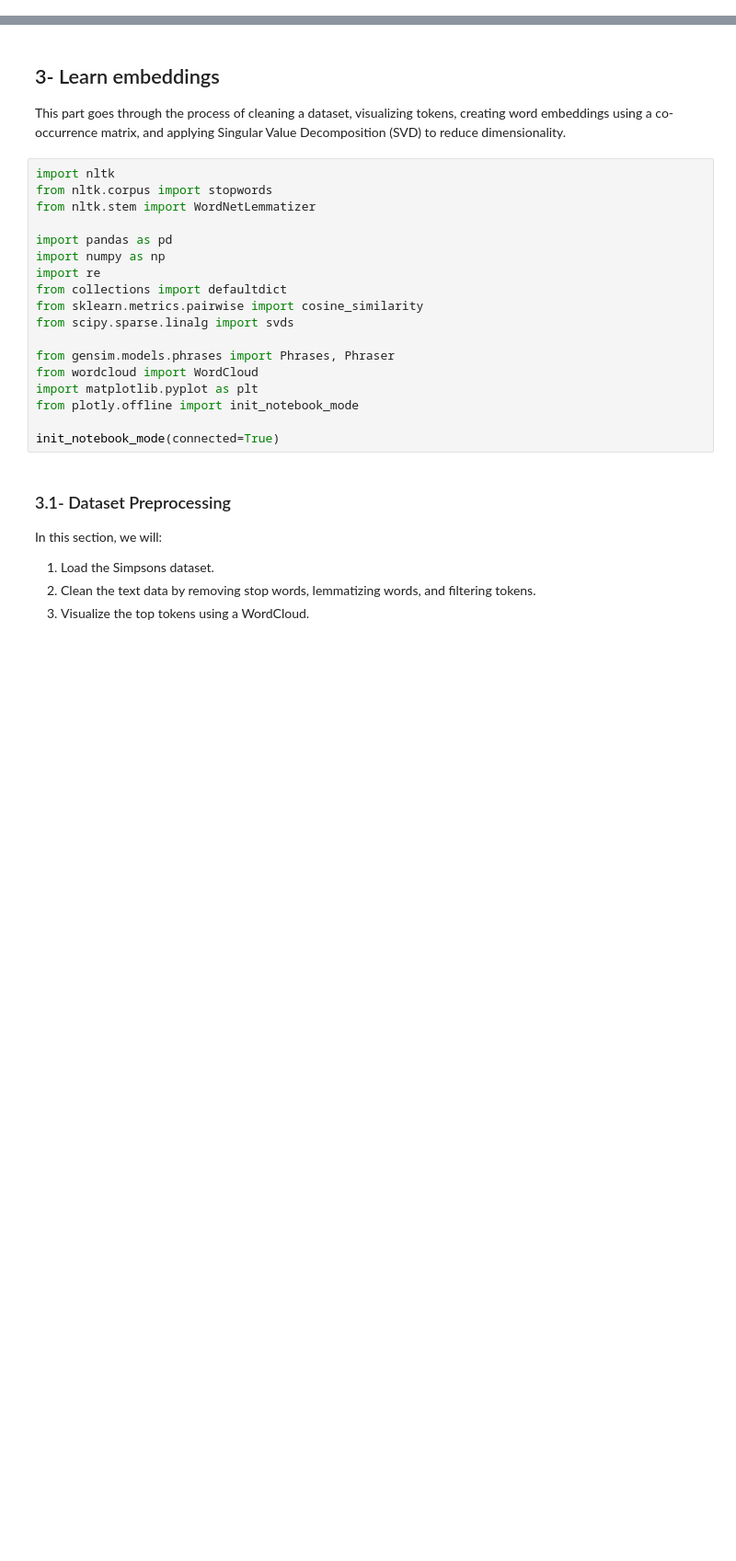
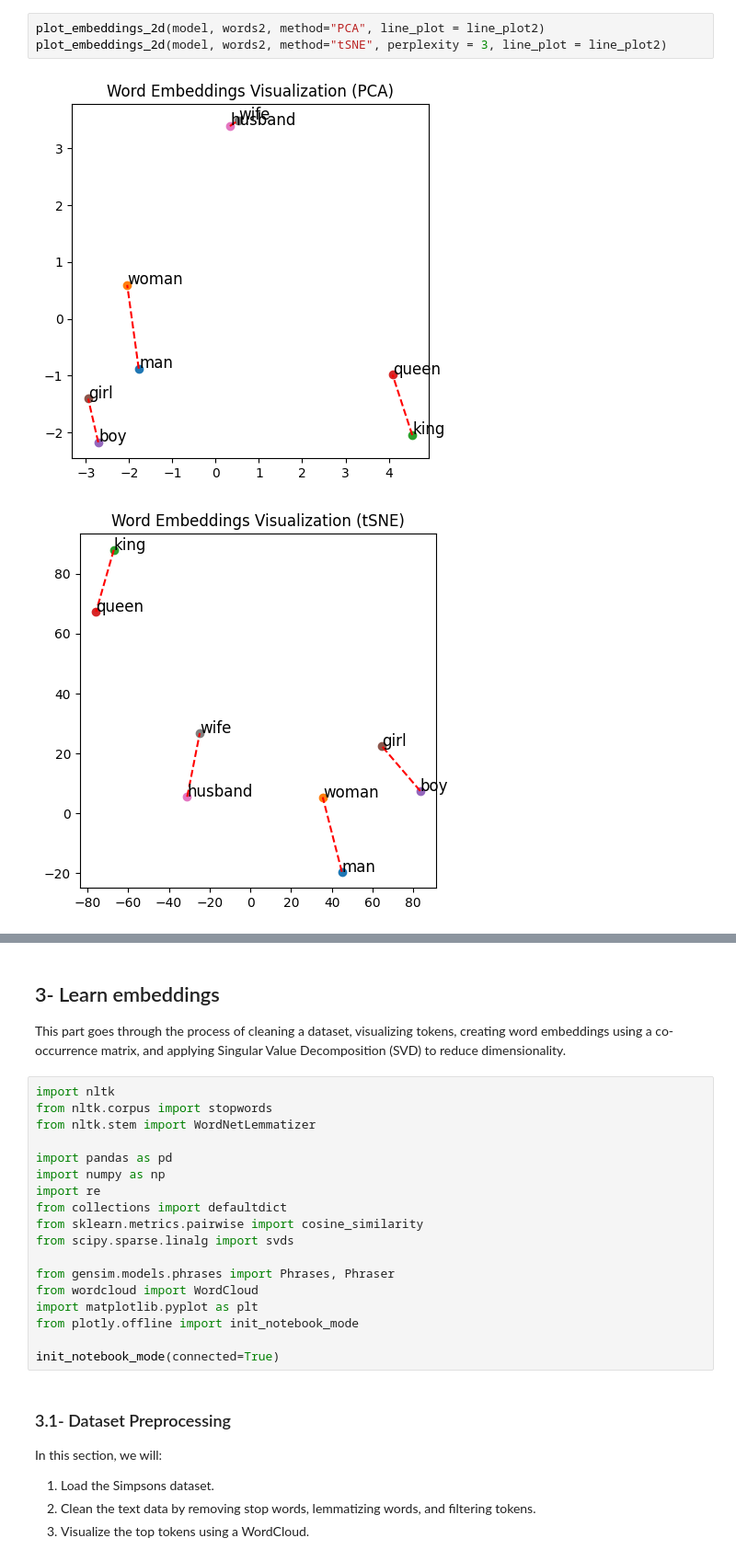
Before and after one commit to fraxea/Linear-Algebra-FALL2024-Assignment-2, a Jupyter notebook: Word Embeddings/draft.ipynb, the cells around one changed output, grey strips where cells are left out. Shown at 92% size. Saved outputs shown, nothing was run; the diff lists cells and outputs as text; blank space fills up the shorter version.

```diff
--- a/Word Embeddings/draft.ipynb
+++ b/Word Embeddings/draft.ipynb
@@ -197,0 +190,6 @@ test_set = [
+# %%
+plot_embeddings_2d(model, words2, method="PCA", line_plot = line_plot2)
+plot_embeddings_2d(model, words2, method="tSNE", perplexity = 3, line_plot = line_plot2)
+# %% [output]
+[figure, added]
+[figure, added]
```
Also changed, not shown: parts of 40 cells of this notebook, 1 other file.
